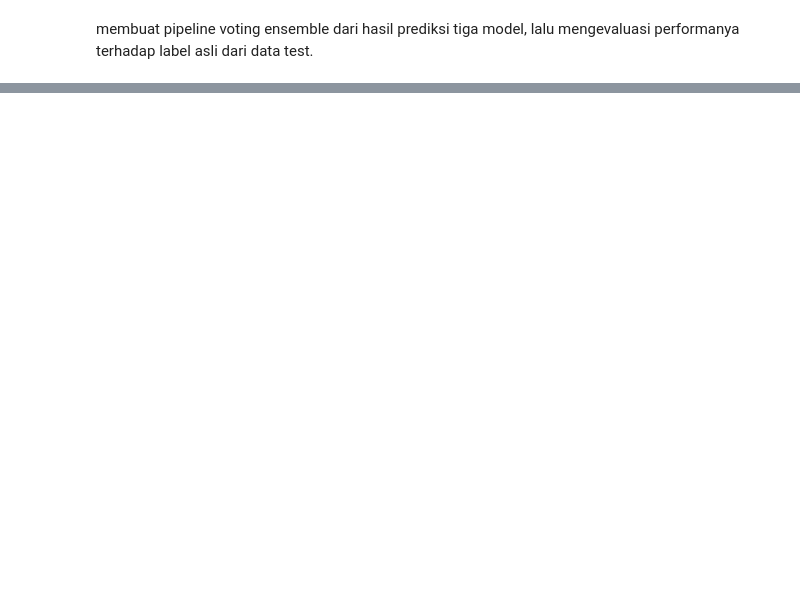
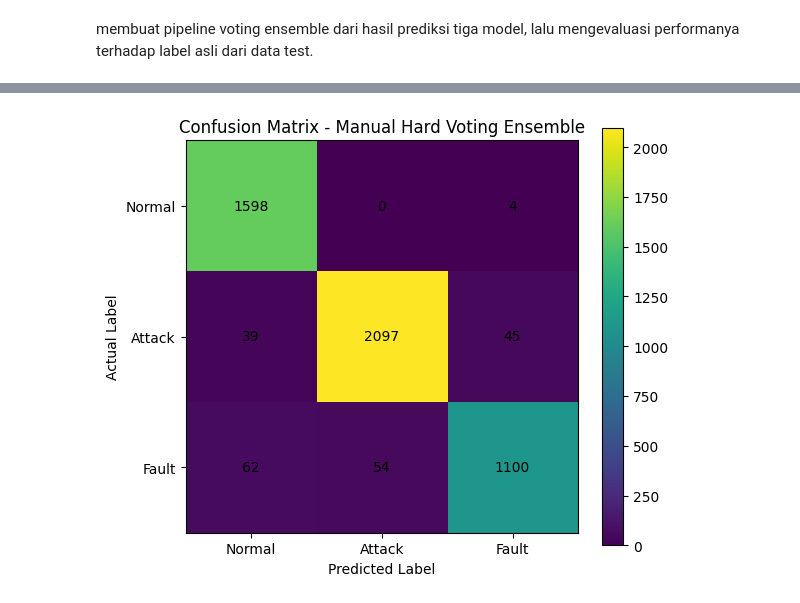
Before and after one commit to rrrambatsigma/project-kda-kelompok3, a Jupyter notebook: notebook/ManualHardVorting.ipynb, the cells around one changed output, grey strips where cells are left out. Saved outputs shown, nothing was run; the diff lists cells and outputs as text; code cells hidden in the pictures; blank space fills up the shorter version.

Commit message:
adding new template pipeline prediction

```diff
--- a/notebook/ManualHardVorting.ipynb
+++ b/notebook/ManualHardVorting.ipynb
@@ -324,0 +930,15 @@ KeyError: 'label'
+# %%
+ensemble_cm = confusion_matrix(
+    y_true,
+    evaluation_data["ensemble_prediction"],
+    labels=[0, 1, 2]
+)
+
+ensemble_cm_df = pd.DataFrame(
+    ensemble_cm,
+    index=[f"Actual {name}" for name in target_names],
+    columns=[f"Predicted {name}" for name in target_names]
+)
+
+print("Confusion Matrix Ensemble:")
+display(ensemble_cm_df)
@@ -324,0 +951,39 @@ KeyError: 'label'
+# %%
+plt.figure(figsize=(6, 5))
+
+plt.imshow(
+    ensemble_cm,
+    interpolation="nearest"
+)
+
+plt.title("Confusion Matrix - Manual Hard Voting Ensemble")
+plt.colorbar()
+
+tick_marks = np.arange(len(target_names))
+
+plt.xticks(
+    tick_marks,
+    target_names
+)
+
+plt.yticks(
+    tick_marks,
+    target_names
+)
+
+for i in range(ensemble_cm.shape[0]):
+    for j in range(ensemble_cm.shape[1]):
+        plt.text(
+            j,
+            i,
+            ensemble_cm[i, j],
+            ha="center",
+            va="center"
+        )
+
+plt.xlabel("Predicted Label")
+plt.ylabel("Actual Label")
+plt.tight_layout()
+plt.show()
+# %% [output]
+[figure, added]
```
Also changed, not shown: parts of 51 cells of this notebook, 1 other file.
